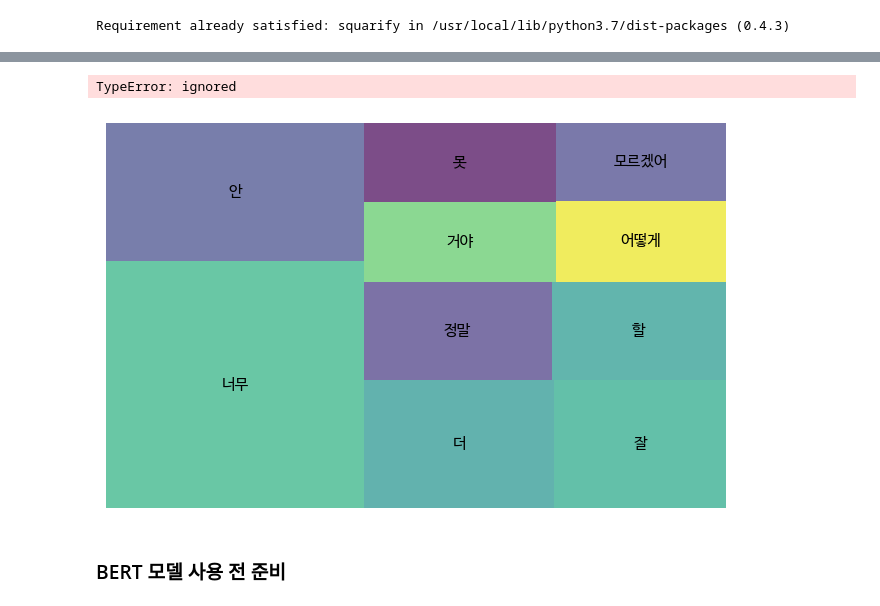
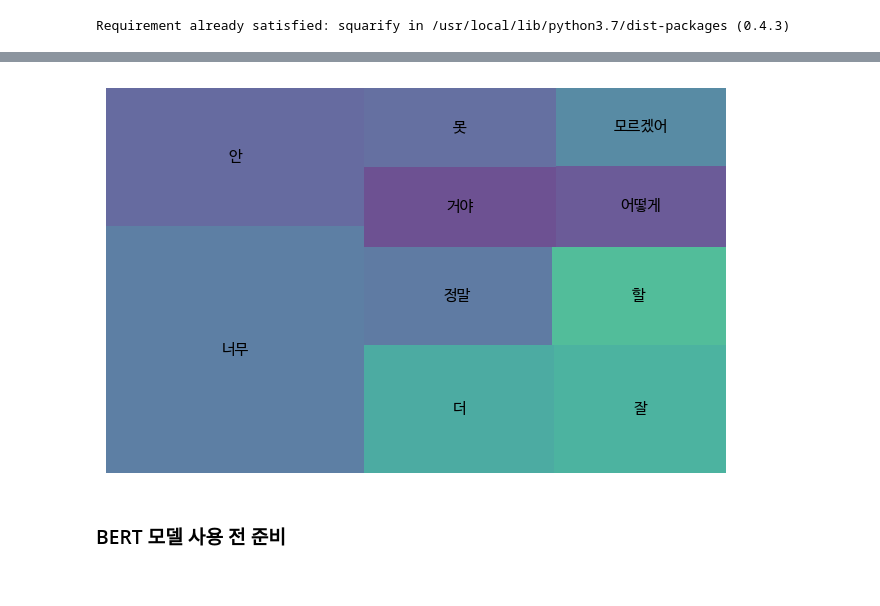
Before and after one commit to MinsooKwak/Project, a Jupyter notebook: nlp_project_Day1.ipynb, the cells around one changed output, grey strips where cells are left out. Saved outputs shown, nothing was run; the diff lists cells and outputs as text; code cells hidden in the pictures.

```diff
--- a/nlp_project_Day1.ipynb
+++ b/nlp_project_Day1.ipynb
@@ -703,20 +770,18 @@ top10_df
 # %%
 import squarify
 plt.style.use('default')
 plt.rcParams['figure.figsize'] = (8,5)
 plt.rcParams['font.size'] = 11
 plt.rc('font', family='NanumBarunGothic')
 
 sizes = [14557,8165,5568,5020,4230,3932,3505,3485,3143,3019]
 labels = ['너무','안','더','잘','정말','할','거야','못','어떻게','모르겠어']
 
-squarify.plot(sizes, label=labels, alpha=0.7)
 plt.axis('off')
-squarify.plot()
+squarify.plot(sizes, label=labels, alpha=0.8)
 plt.show()
 # %% [output]
-TypeError: ignored
-[figure, old version]
+[figure, new version]
 # %% [markdown]
 ### BERT 모델 사용 전 준비
 # %% [markdown]
```
Also changed, not shown: parts of 76 cells of this notebook.
